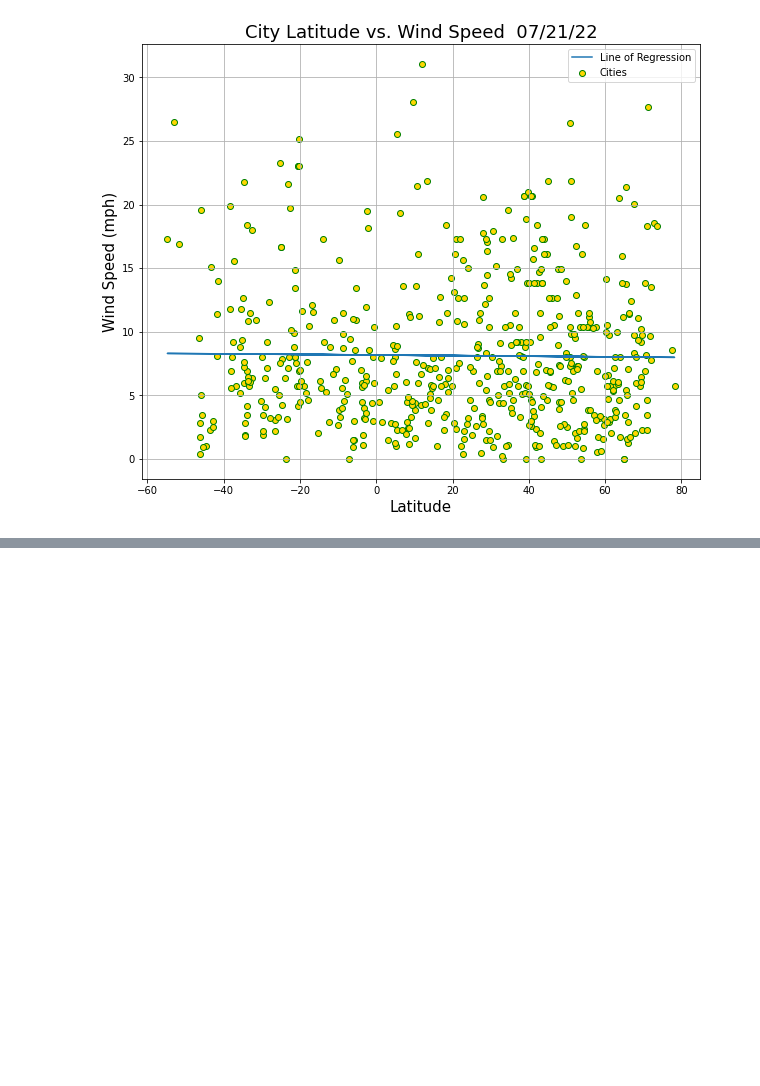
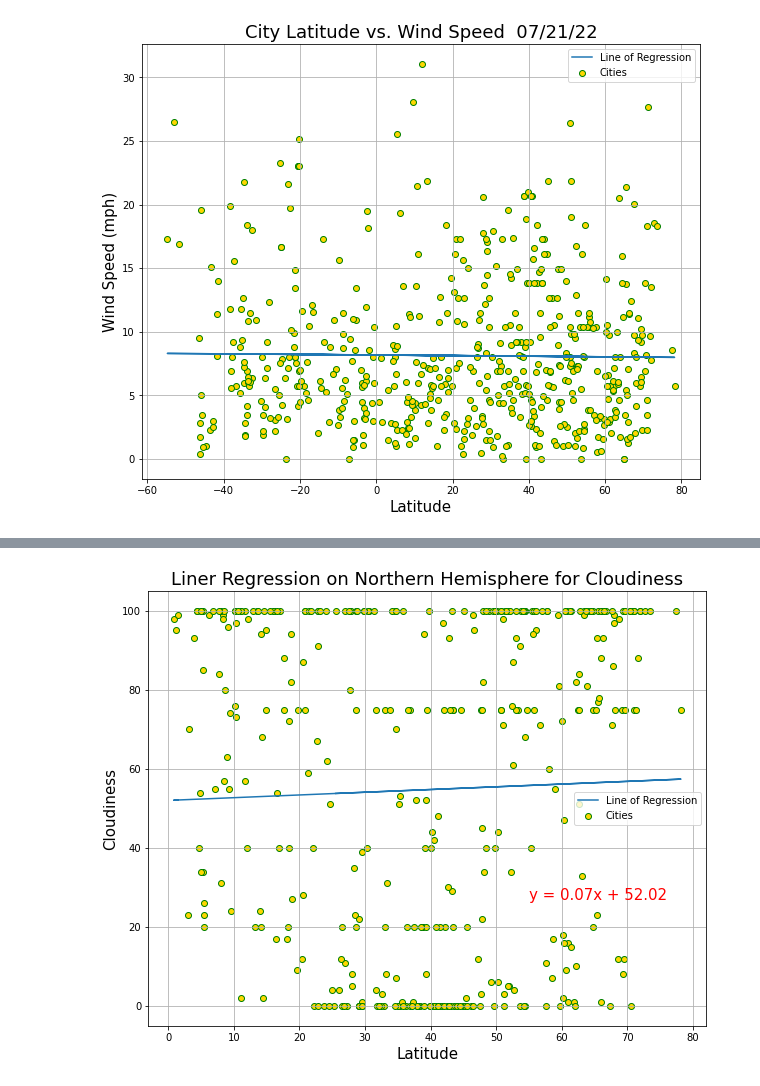
Before and after one commit to Bag0niku/World_Weather_Analysis, a Jupyter notebook: WeatherPy.ipynb, the cells around one changed output, grey strips where cells are left out. Cells and saved outputs as stored; diff of their text form; code cells hidden in the pictures; blank space fills up the shorter version.

```diff
--- a/WeatherPy.ipynb
+++ b/WeatherPy.ipynb
@@ -424,0 +301,4 @@ Name: Wind Speed, Length: 398, dtype: float64
+# %%
+plot_linier_regression(north_df['Lat'], north_df['Cloudiness'], x_label='Latitude', y_label ='Cloudiness', grid =True, title="Liner Regression on Northern Hemisphere for Cloudiness", eq_coord=(55, 27))
+# %% [output]
+[figure, added]
```
Also changed, not shown: parts of 19 cells of this notebook.
